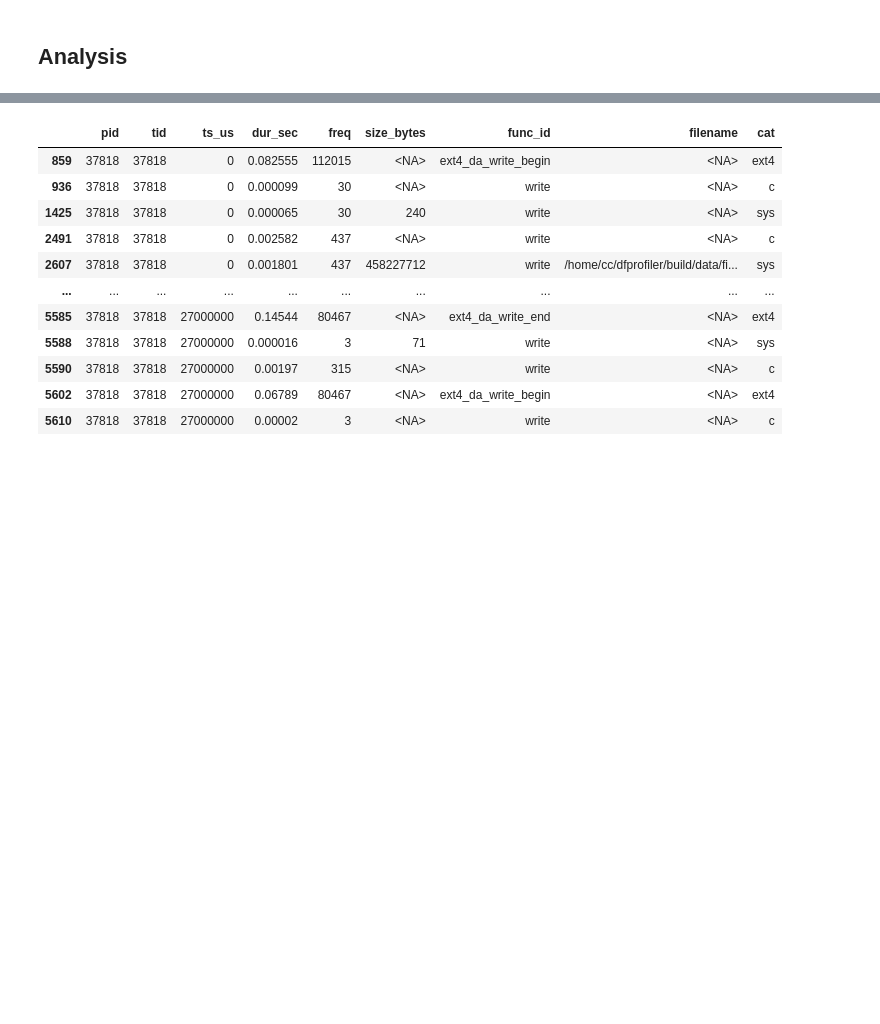
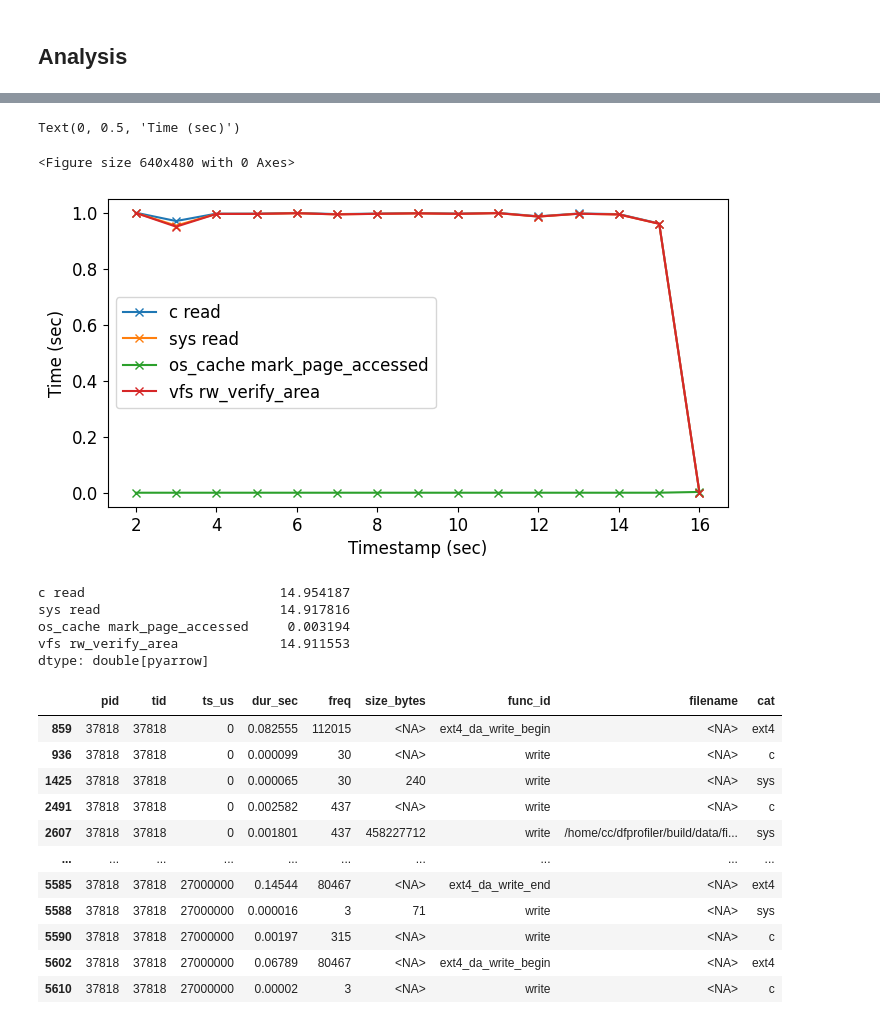
Before and after one commit to hariharan-devarajan/datacrumbs, a Jupyter notebook: analysis/analysis.ipynb, the cells around one changed output, grey strips where cells are left out. Drawn from its saved outputs; the diff is of its cells as text; code cells hidden in the pictures; blank space fills up the shorter version.

```diff
--- a/analysis/analysis.ipynb
+++ b/analysis/analysis.ipynb
@@ -166,3 +358,22 @@ events.head()
+# %%
+import matplotlib.pyplot as plt
+plt.figure()
+plt.rcParams.update({'font.size': 12})
+ax = final_df.query("ts > 1")[["c read", "sys read", "os_cache mark_page_accessed", "vfs rw_verify_area"]].plot(figsize=(8,4),marker='x');
+ax.set_xlabel("Timestamp (sec)")
+ax.set_ylabel("Time (sec)")
+# %% [output]
+Text(0, 0.5, 'Time (sec)')
+<Figure size 640x480 with 0 Axes>
+[figure, added]
+# %%
+final_df[["c read", "sys read", "os_cache mark_page_accessed","vfs rw_verify_area"]].sum()
+# %% [output]
+c read                         14.954187
+sys read                       14.917816
+os_cache mark_page_accessed     0.003194
+vfs rw_verify_area             14.911553
+dtype: double[pyarrow]
 # %%
 events.query("func_id.str.contains('write')").compute()
 # %% [output]
```
Also changed, not shown: parts of 18 cells of this notebook, 48 other files.
